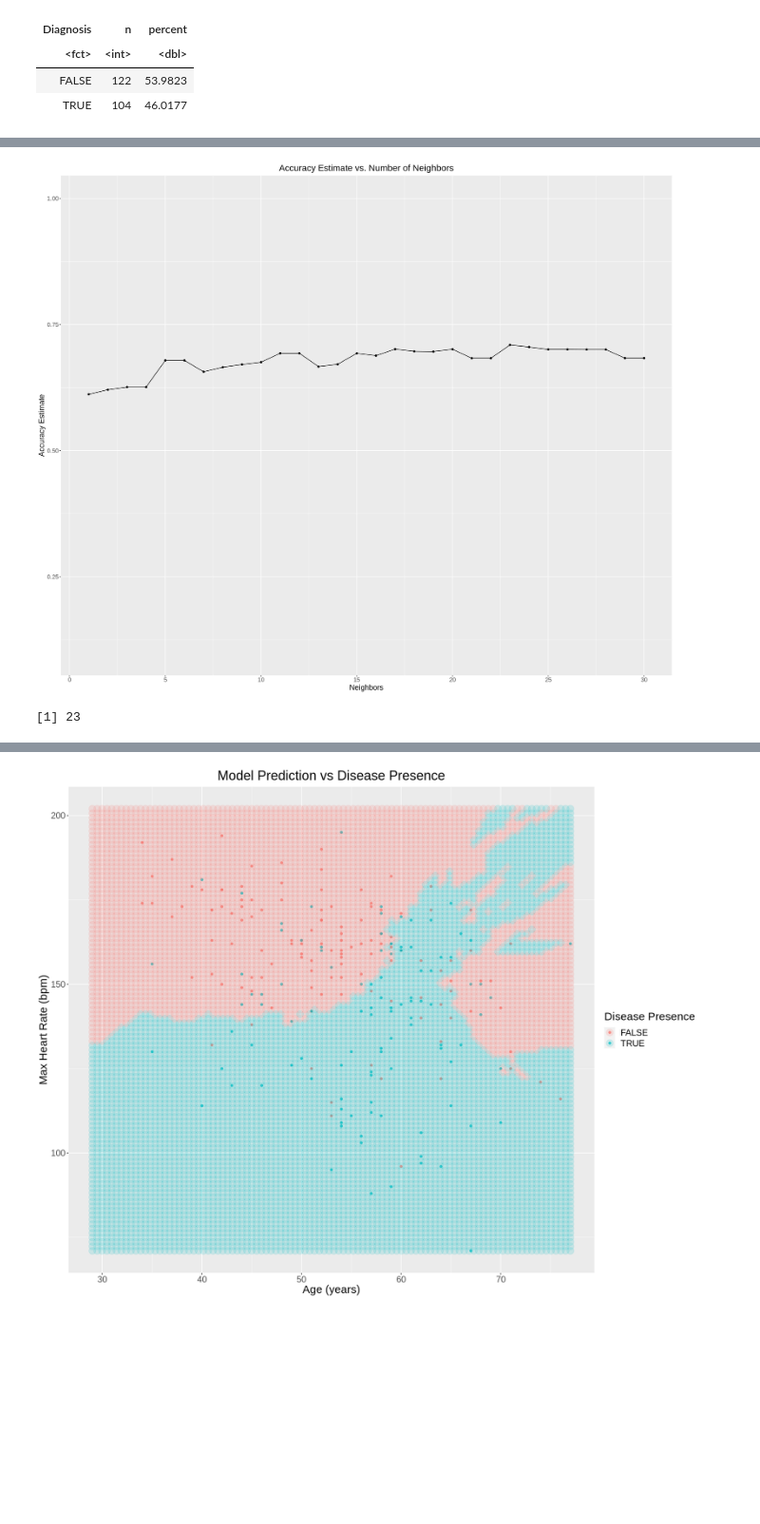
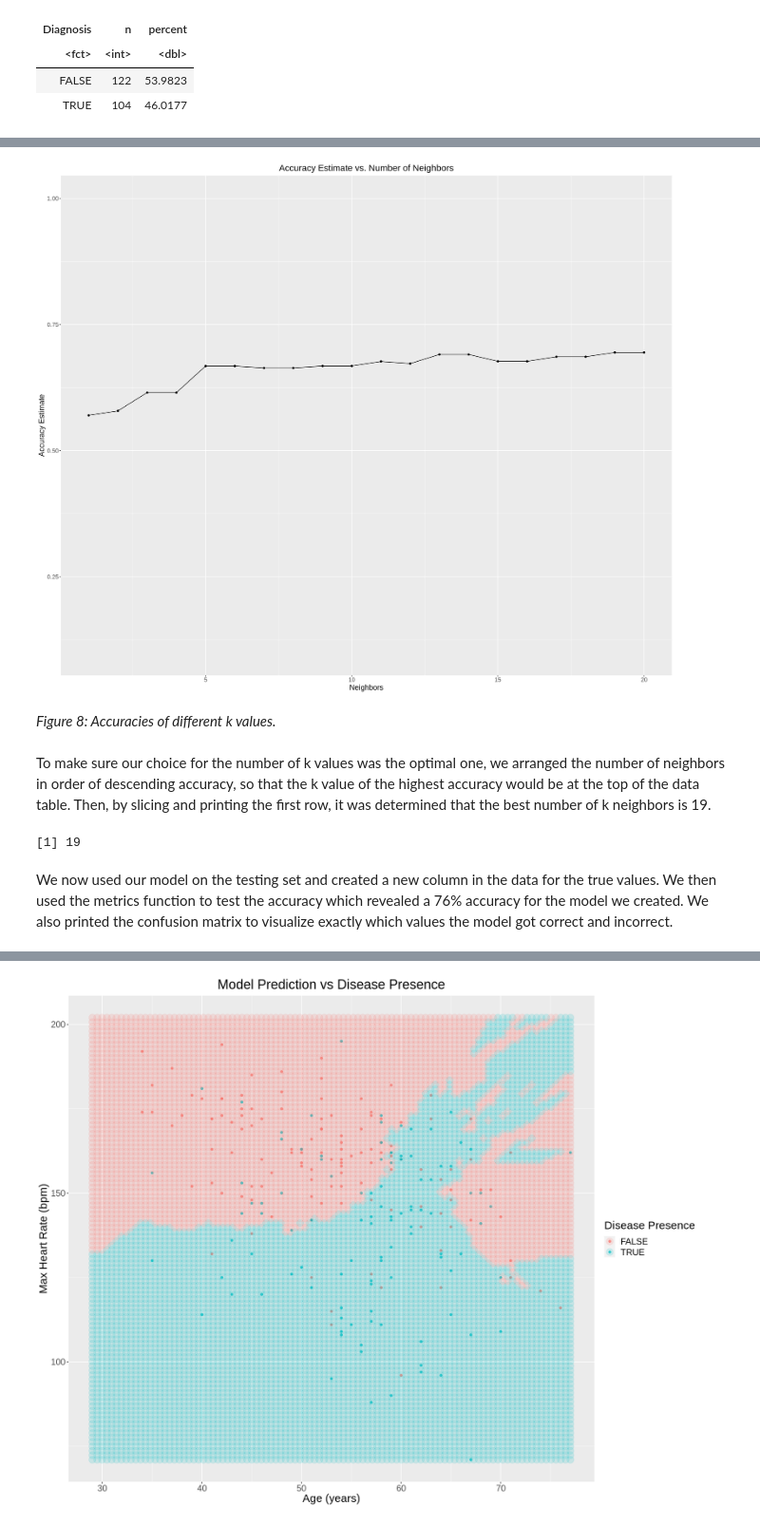
Before and after one commit to Parsapk1/NEW_DSCI_PROJECT, a Jupyter notebook: DSCI100_Project.ipynb, the cells around one changed output, grey strips where cells are left out. Shown at 95% size. Saved outputs shown, nothing was run; the diff lists cells and outputs as text; code cells hidden in the pictures; blank space fills up the shorter version.

```diff
--- a/DSCI100_Project.ipynb
+++ b/DSCI100_Project.ipynb
@@ -240,55 +285,72 @@ A tibble: 2 × 3
 # %%
-set.seed(20)
+set.seed(16)
+
+# Recipe made with our two predictor variables specified.
 heart_recipe <- recipe(Diagnosis ~ ., data = cleveland_heart_cleaned) |>
                 step_scale(all_predictors()) |>
                 step_center(all_predictors())
 
+# KNN model specification made.
 knn_spec <- nearest_neighbor(weight_func = "rectangular", neighbors = tune()) |>
             set_engine("kknn") |>
             set_mode("classification")
 
+# 10-fold cross validation of training data.
 values_vfold <- vfold_cv(training_heart, v = 10, strata = Diagnosis)
 
-k_vals <- tibble(neighbors = seq(from = 1, to = 30, by = 1))
+# Tibble of k neighbors from 1 to 20, increasing by 1.
+k_vals <- tibble(neighbors = seq(from = 1, to = 20, by = 1))
 
+# Workflow made.
 knn_fit <- workflow() |>
             add_recipe(heart_recipe) |>
             add_model(knn_spec) |>
             tune_grid(resamples = values_vfold, grid = k_vals) |>
             collect_metrics()
 
 accuracies <- knn_fit |>
     filter(.metric == "accuracy")
 
+# Plot of k-values with different accuracies.
 options(repr.plot.height = 15, repr.plot.width = 18)
 
 neighbours_plot <- ggplot(accuracies, aes(x = neighbors, y = mean)) +
     geom_point() +
     geom_line() +
     labs(x = "Neighbors", y = "Accuracy Estimate") +
     ggtitle("Accuracy Estimate vs. Number of Neighbors") +
     scale_x_continuous(breaks = seq(0, 150, by = 5)) +
     scale_y_continuous(limits = c(0.1, 1.0)) +
     theme(plot.title = element_text(hjust = 0.5), text = element_text(size = 15))
 
 neighbours_plot
 # %% [output]
-[figure, old version]
+[figure, new version]
+# %% [markdown]
+<em>Figure 8: Accuracies of different k values.</em>
+# %% [markdown]
+To make sure our choice for the number of k values was the optimal one, we arranged the number of neighbors in order of descending accuracy, so that the k value of the highest accuracy would be at the top of the data table. Then, by slicing and printing the first row, it was determined that the best number of k neighbors is 19.
 # %%
+# Used to get the most accurate k value
 best_k <- accuracies |>
     arrange(desc(mean)) |>
     slice(1) |>
     select(neighbors) |>
     pull()
 best_k
+
+# New KNN specification made with the optimum k value.
 knn_spec_best <- nearest_neighbor(weight_func = 'rectangular', neighbors = best_k) |>
     set_engine('kknn') |>
     set_mode('classification')
 
+# New model refitted with training data.
 model_fit_max <- workflow() |>
     add_recipe(heart_recipe) |>
     add_model(knn_spec_best) |>
     fit(data = training_heart)
 # %% [output]
-[1] 23
+[1] 19
+# %% [markdown]
+We now used our model on the testing set and created a new column in the data for the true values. We then used the metrics function to test the accuracy which revealed a 76% accuracy for the model we created. We also printed the confusion matrix to visualize exactly which values the model got correct and incorrect.
 # %%
```
Also changed, not shown: parts of 33 cells of this notebook.
